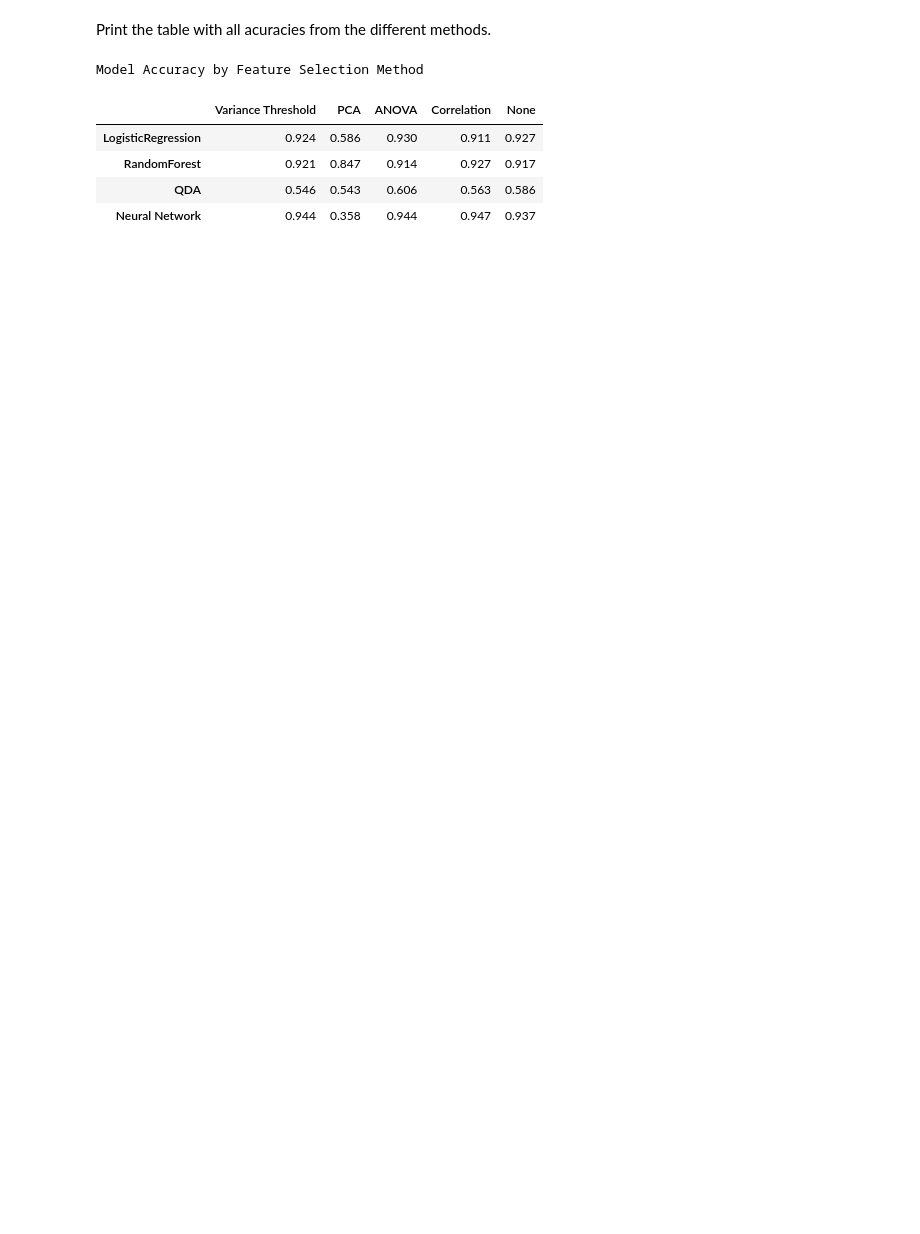
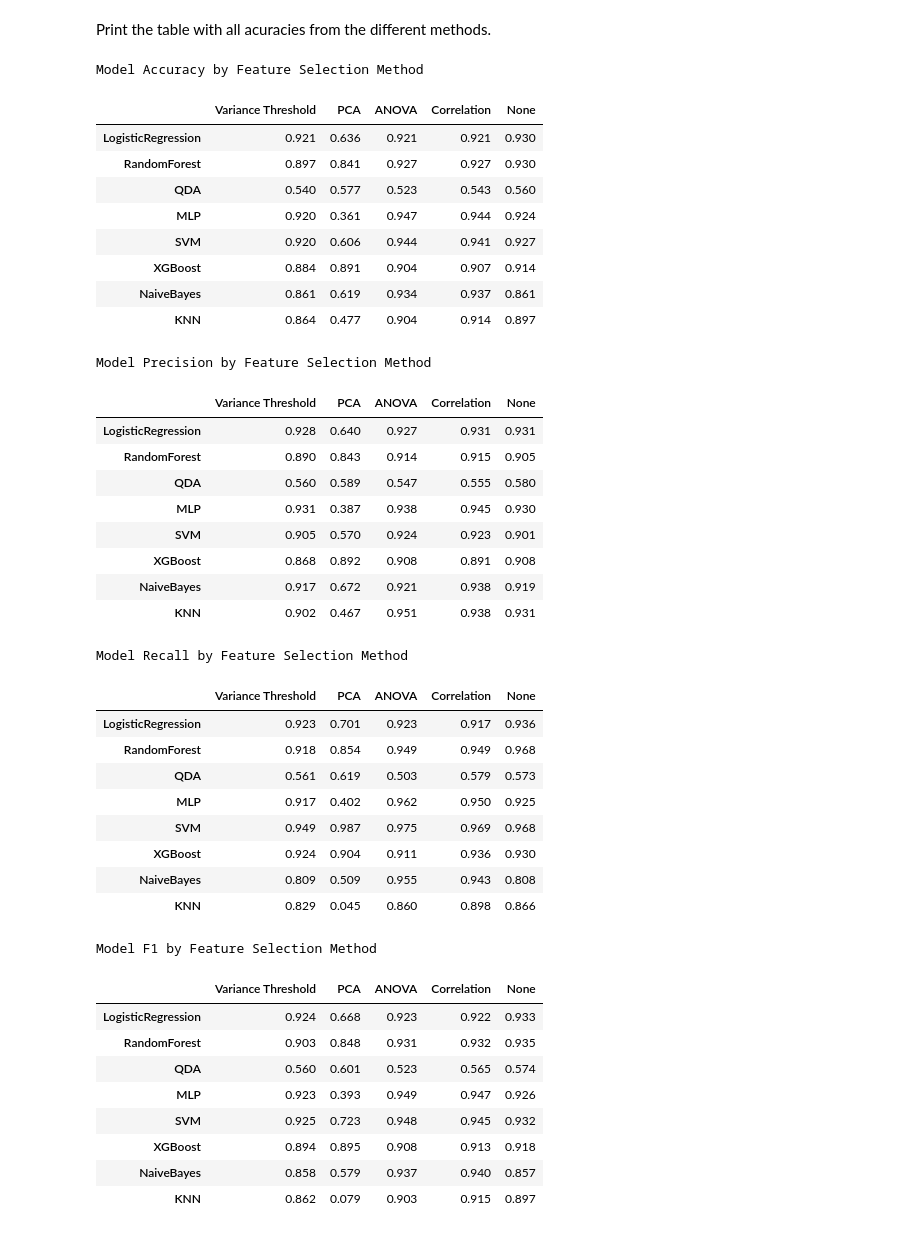
Before and after one commit to barbara-s-neto/Gene_Expression_Cancer_Class, a Jupyter notebook: babs.ipynb, the cells around one changed output. Drawn from its saved outputs; the diff is of its cells as text; code cells hidden in the pictures; blank space fills up the shorter version.

```diff
--- a/babs.ipynb
+++ b/babs.ipynb
@@ -346,8 +337,13 @@ models = {
     "LogisticRegression": LogisticRegression(max_iter=1000),
     "RandomForest": RandomForestClassifier(n_estimators=100),
     "QDA": QuadraticDiscriminantAnalysis(),
-    "Neural Network": MLPClassifier()
+    "MLP": MLPClassifier(max_iter=1000),
+    "SVM": SVC(kernel="rbf", probability=True),
+    "XGBoost": xgb.XGBClassifier(use_label_encoder=False, eval_metric='mlogloss'),
+    "NaiveBayes": GaussianNB(),
+    "KNN": KNeighborsClassifier(n_neighbors=5)
 }
+
 
 kf = StratifiedKFold(n_splits=5, shuffle=True)
 
@@ -486,27 +450,63 @@ F1: 0.917
 # %% [markdown]
 Print the table with all acuracies from the different methods.
 # %%
-results_table = pd.DataFrame({
-    model_name: {
-        method: metrics["accuracy"]
-        for method, metrics in model_metrics.items()
-    }
-    for model_name, model_metrics in all_results.items()
-}).T
+metrics_list = ["accuracy", "precision", "recall", "f1"]
 
+# Generate and display a styled table for each metric
+for metric in metrics_list:
+    results_table = pd.DataFrame({
+        model_name: {
+            method: metrics[metric]
+            for method, metrics in model_metrics.items()
+        }
+        for model_name, model_metrics in all_results.items()
+    }).T
 
-results_table_styled = results_table.style \
-    .format("{:.3f}") \
-    .set_caption("Model Accuracy by Feature Selection Method") \
-    .set_properties(**{'text-align': 'center'}) \
-    .background_gradient(cmap='Blues', subset=pd.IndexSlice[:, :])
+    results_table_styled = results_table.style \
+        .format("{:.3f}") \
+        .set_caption(f"Model {metric.capitalize()} by Feature Selection Method") \
+        .set_properties(**{'text-align': 'center'}) \
+        .background_gradient(cmap='Blues', subset=pd.IndexSlice[:, :])
 
-
-display(results_table_styled)
+    display(results_table_styled)
 # %% [output]
 Model Accuracy by Feature Selection Method
 |  | Variance Threshold | PCA | ANOVA | Correlation | None |
-| LogisticRegression | 0.924 | 0.586 | 0.930 | 0.911 | 0.927 |
-| RandomForest | 0.921 | 0.847 | 0.914 | 0.927 | 0.917 |
-| QDA | 0.546 | 0.543 | 0.606 | 0.563 | 0.586 |
-| Neural Network | 0.944 | 0.358 | 0.944 | 0.947 | 0.937 |
+| LogisticRegression | 0.921 | 0.636 | 0.921 | 0.921 | 0.930 |
+| RandomForest | 0.897 | 0.841 | 0.927 | 0.927 | 0.930 |
+| QDA | 0.540 | 0.577 | 0.523 | 0.543 | 0.560 |
+| MLP | 0.920 | 0.361 | 0.947 | 0.944 | 0.924 |
+| SVM | 0.920 | 0.606 | 0.944 | 0.941 | 0.927 |
+| XGBoost | 0.884 | 0.891 | 0.904 | 0.907 | 0.914 |
+| NaiveBayes | 0.861 | 0.619 | 0.934 | 0.937 | 0.861 |
+| KNN | 0.864 | 0.477 | 0.904 | 0.914 | 0.897 |
+Model Precision by Feature Selection Method
+|  | Variance Threshold | PCA | ANOVA | Correlation | None |
+| LogisticRegression | 0.928 | 0.640 | 0.927 | 0.931 | 0.931 |
+| RandomForest | 0.890 | 0.843 | 0.914 | 0.915 | 0.905 |
+| QDA | 0.560 | 0.589 | 0.547 | 0.555 | 0.580 |
+| MLP | 0.931 | 0.387 | 0.938 | 0.945 | 0.930 |
+| SVM | 0.905 | 0.570 | 0.924 | 0.923 | 0.901 |
+| XGBoost | 0.868 | 0.892 | 0.908 | 0.891 | 0.908 |
+| NaiveBayes | 0.917 | 0.672 | 0.921 | 0.938 | 0.919 |
+| KNN | 0.902 | 0.467 | 0.951 | 0.938 | 0.931 |
+Model Recall by Feature Selection Method
+|  | Variance Threshold | PCA | ANOVA | Correlation | None |
+| LogisticRegression | 0.923 | 0.701 | 0.923 | 0.917 | 0.936 |
+| RandomForest | 0.918 | 0.854 | 0.949 | 0.949 | 0.968 |
+| QDA | 0.561 | 0.619 | 0.503 | 0.579 | 0.573 |
+| MLP | 0.917 | 0.402 | 0.962 | 0.950 | 0.925 |
+| SVM | 0.949 | 0.987 | 0.975 | 0.969 | 0.968 |
+| XGBoost | 0.924 | 0.904 | 0.911 | 0.936 | 0.930 |
+| NaiveBayes | 0.809 | 0.509 | 0.955 | 0.943 | 0.808 |
+| KNN | 0.829 | 0.045 | 0.860 | 0.898 | 0.866 |
+Model F1 by Feature Selection Method
+|  | Variance Threshold | PCA | ANOVA | Correlation | None |
+| LogisticRegression | 0.924 | 0.668 | 0.923 | 0.922 | 0.933 |
+| RandomForest | 0.903 | 0.848 | 0.931 | 0.932 | 0.935 |
+| QDA | 0.560 | 0.601 | 0.523 | 0.565 | 0.574 |
+| MLP | 0.923 | 0.393 | 0.949 | 0.947 | 0.926 |
+| SVM | 0.925 | 0.723 | 0.948 | 0.945 | 0.932 |
+| XGBoost | 0.894 | 0.895 | 0.908 | 0.913 | 0.918 |
+| NaiveBayes | 0.858 | 0.579 | 0.937 | 0.940 | 0.857 |
+| KNN | 0.862 | 0.079 | 0.903 | 0.915 | 0.897 |
```
Also changed, not shown: parts of 25 cells of this notebook.
